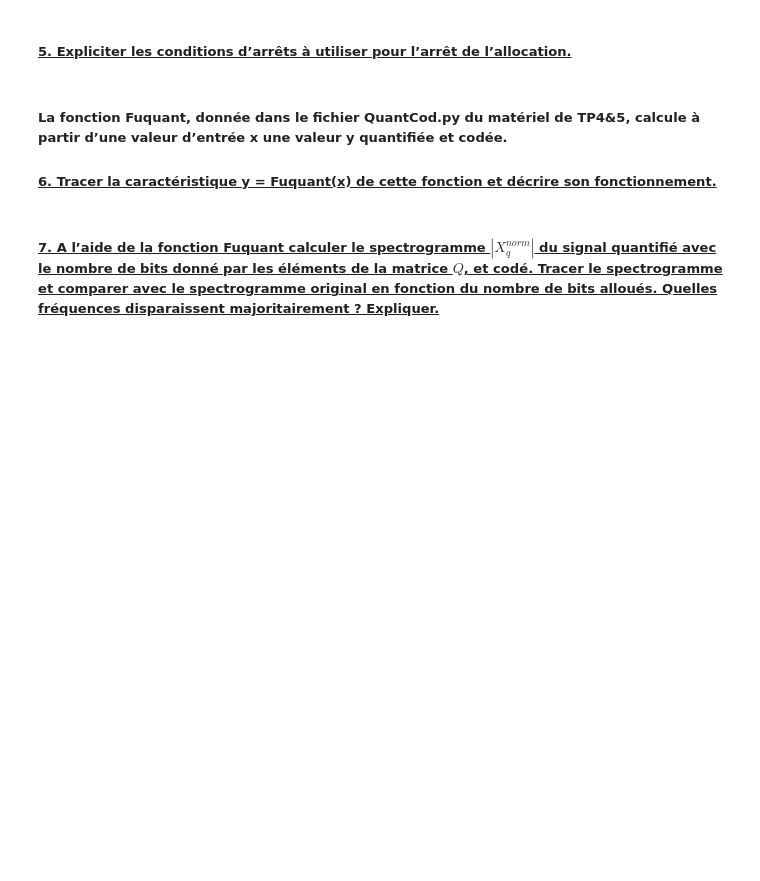
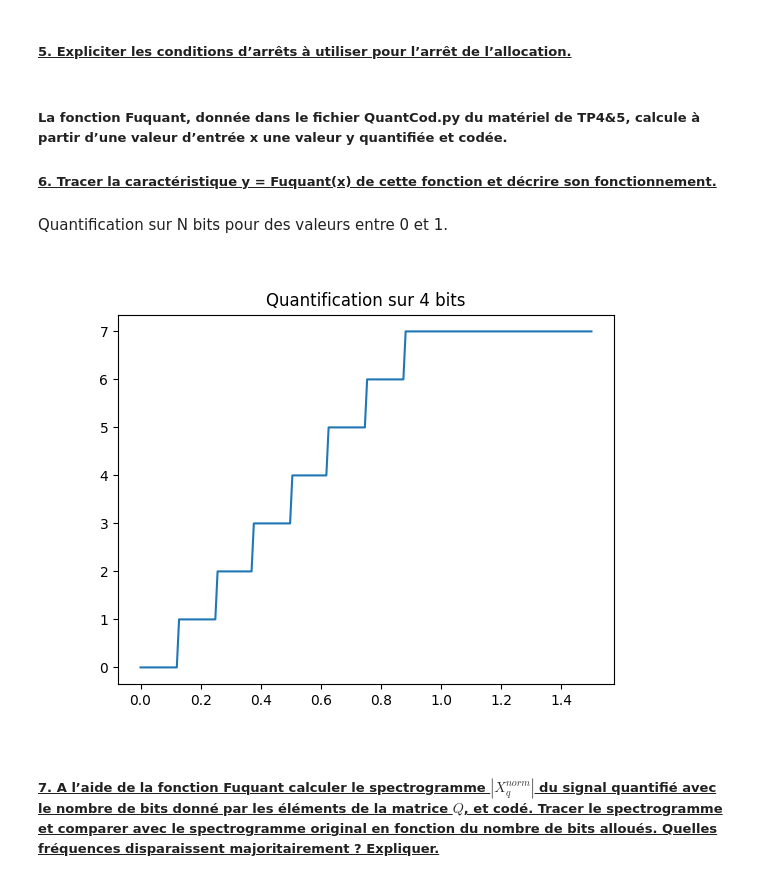
Before and after one commit to SharaineMALARVIJY/S1_Traitement_du_son, a Jupyter notebook: TP4et5/TP4_Son1.ipynb, the cells around one changed output. Saved outputs shown, nothing was run; the diff lists cells and outputs as text; code cells hidden in the pictures; blank space fills up the shorter version.

```diff
--- a/TP4et5/TP4_Son1.ipynb
+++ b/TP4et5/TP4_Son1.ipynb
@@ -77,8 +149,18 @@ from QuantCod import Fuquant
 # %% [markdown]
 ##### La fonction Fuquant, donnée dans le fichier QuantCod.py du matériel de TP4&5, calcule à partir d’une valeur d’entrée x une valeur y quantifiée et codée.
 ##### <u>6. Tracer la caractéristique y = Fuquant(x) de cette fonction et décrire son fonctionnement.</u>
+# %% [markdown]
+Quantification sur N bits pour des valeurs entre 0 et 1.
 # %%
-# Compléter
+N = 4
+x = np.linspace(0, 1.5, 200)
+y = [Fuquant(i, N) for i in x]
+plt.figure()
+plt.plot(x, y)
+plt.title(f'Quantification sur {N} bits')
+plt.show()
+# %% [output]
+[figure, added]
 # %% [markdown]
 ##### <u>7. A l’aide de la fonction Fuquant calculer le spectrogramme $|X_q^{norm}|$ du signal quantifié avec le nombre de bits donné par les éléments de la matrice $Q$, et codé. Tracer le spectrogramme et comparer avec le spectrogramme original en fonction du nombre de bits alloués. Quelles fréquences disparaissent majoritairement ? Expliquer.
 # %%
```
Also changed, not shown: parts of 13 cells of this notebook.
